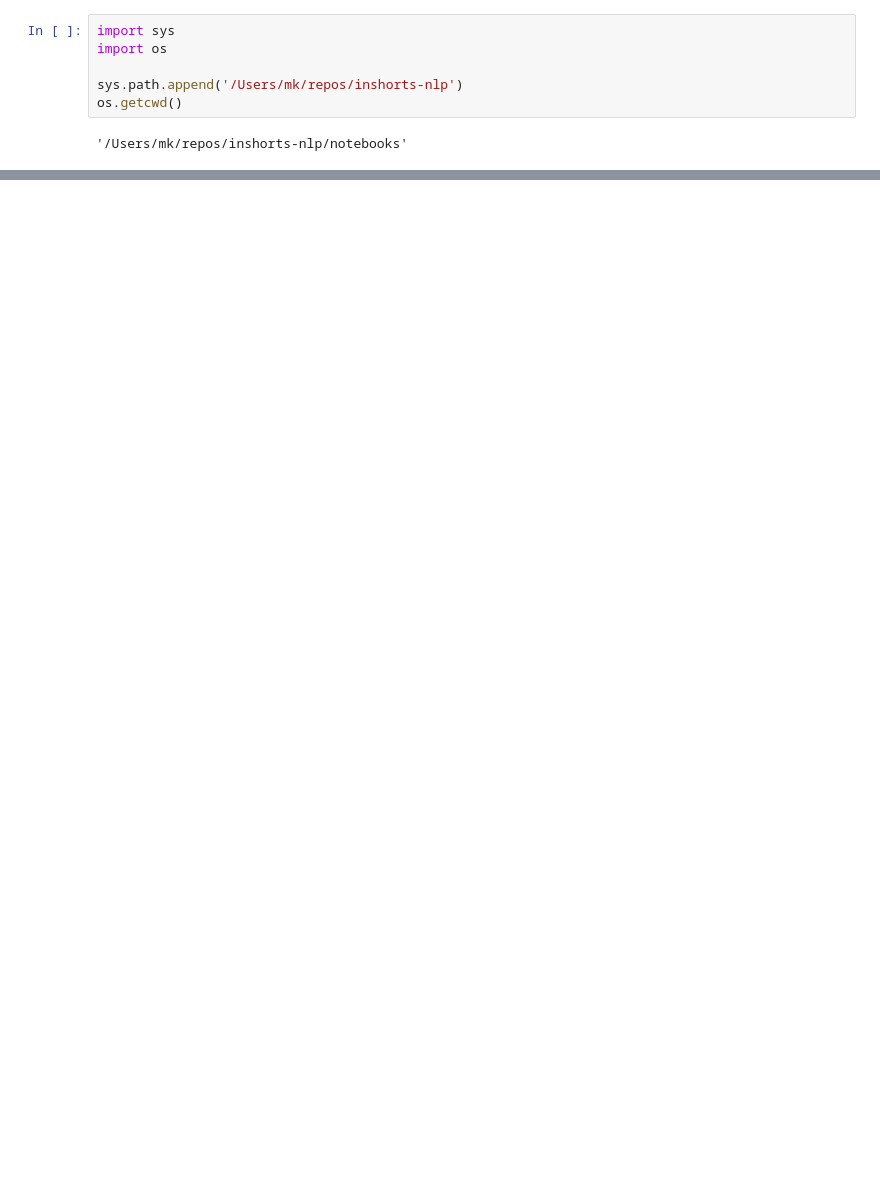
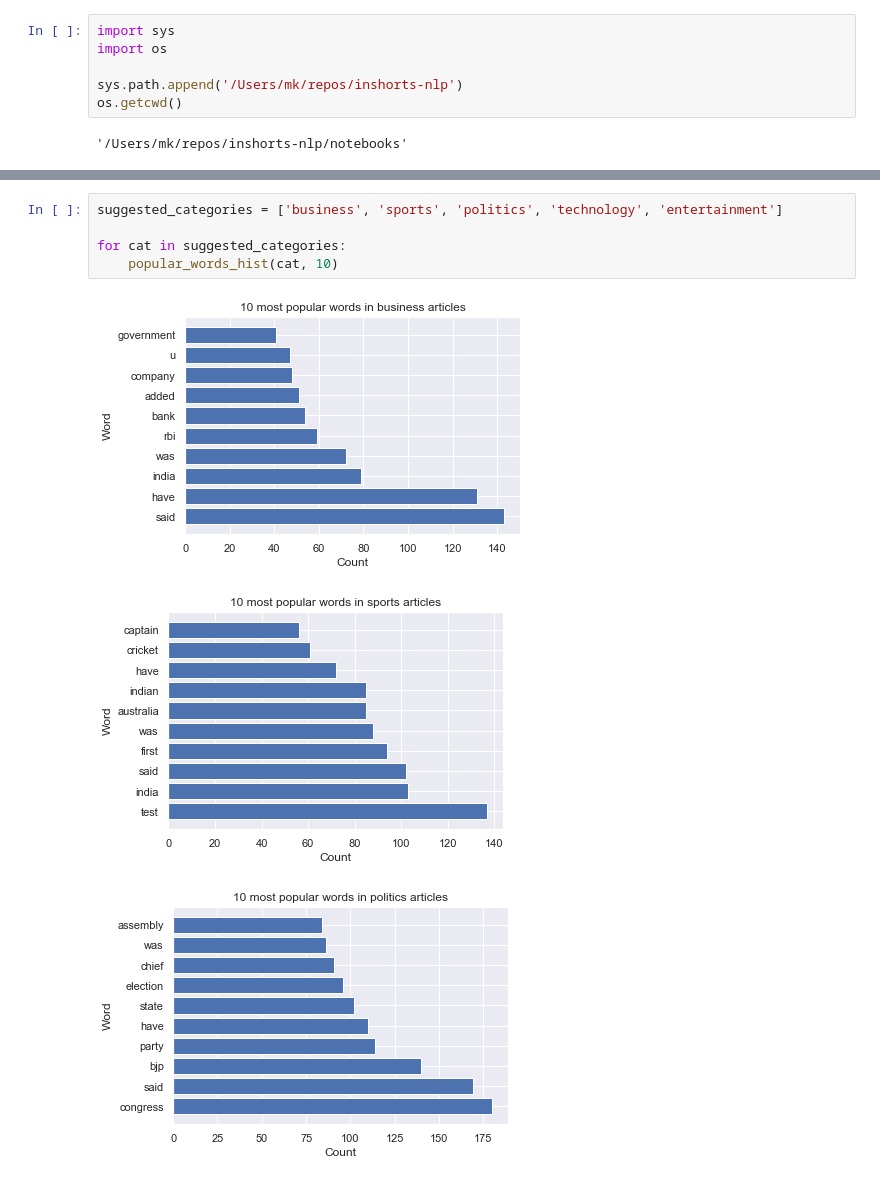
Before and after one commit to mkuzmik/text-categorization, a Jupyter notebook: notebooks/visualization.ipynb, the cells around one changed output, grey strips where cells are left out. Saved outputs shown, nothing was run; the diff lists cells and outputs as text; blank space fills up the shorter version.

```diff
--- a/notebooks/visualization.ipynb
+++ b/notebooks/visualization.ipynb
@@ -62,0 +104,9 @@ len(lengths)
+# %%
+suggested_categories = ['business', 'sports', 'politics', 'technology', 'entertainment']
+
+for cat in suggested_categories:
+    popular_words_hist(cat, 10)
+# %% [output]
+[figure, added]
+[figure, added]
+[figure, added]
```
Also changed, not shown: parts of 11 cells of this notebook, 1 other file.
